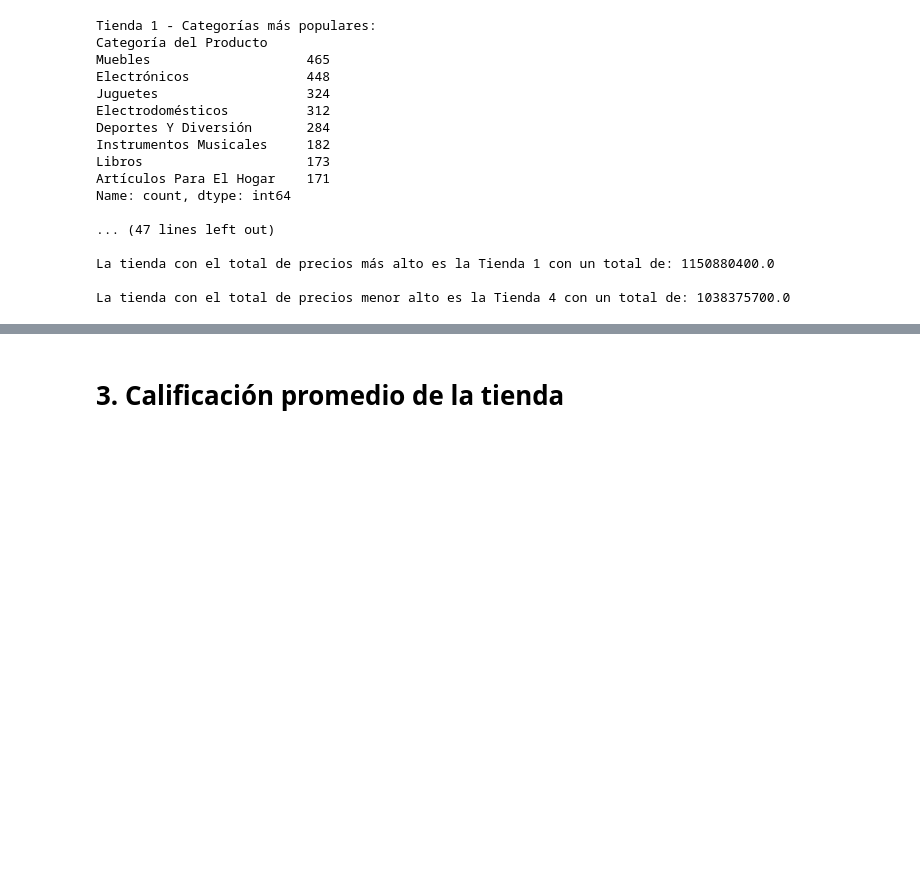
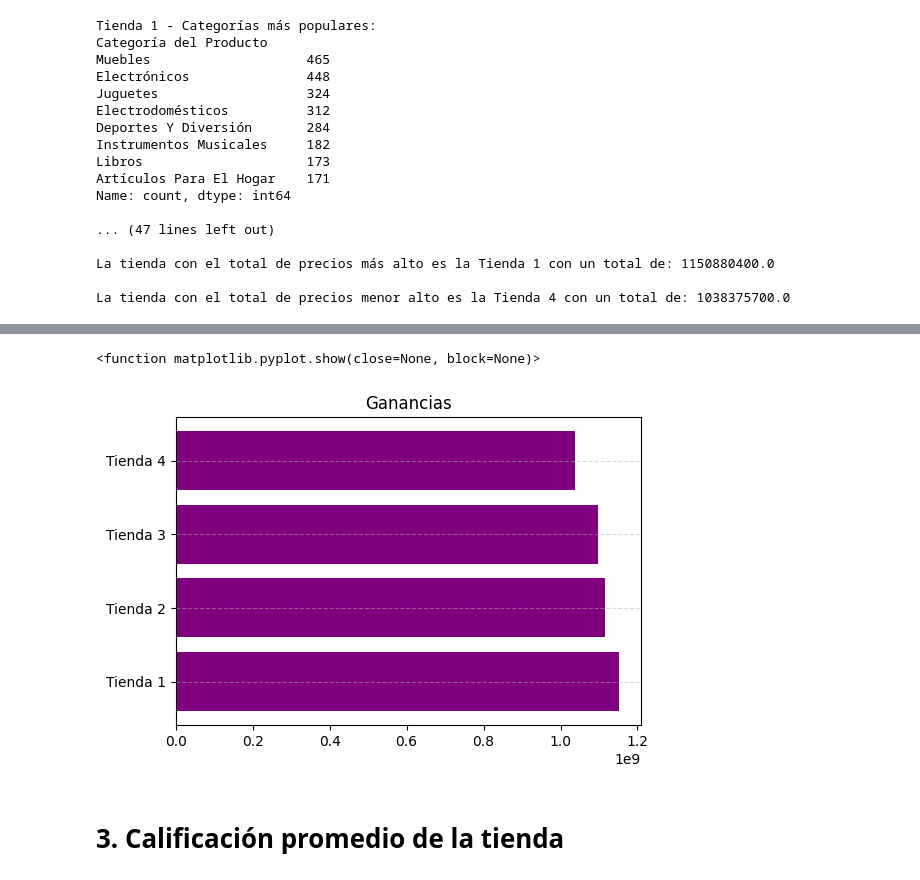
Before and after one commit to Liuz8/Analisis_Datos_Store_Proyecto, a Jupyter notebook: AluraStoreLatam.ipynb, the cells around one changed output, grey strips where cells are left out. Cells and saved outputs as stored; diff of their text form; code cells hidden in the pictures; blank space fills up the shorter version.

```diff
--- a/AluraStoreLatam.ipynb
+++ b/AluraStoreLatam.ipynb
@@ -14,3 +14,5 @@ tienda3 = pd.read_csv(url3)
 tienda4 = pd.read_csv(url4)
 
 tienda.head(10)
+
+nombres_tiendas = ['Tienda 1', 'Tienda 2', 'Tienda 3', 'Tienda 4']
@@ -202,12 +192,14 @@ mayor_total = 0
 tienda_mayor = 0
 tienda_menor = 0
 total_menor = 0
+ganancias = []
 
 # Recorrer las tiendas
 for i, t in enumerate(tiendas, start=1):
     total = t['Precio'].sum()
     total2 = (t['Precio']+1).sum()
     print(f'Tienda {i} - Total de precios: {total}')
+    ganancias.append(total)
 
     if total > mayor_total:
         mayor_total = total
@@ -241,3 +270,13 @@ La tienda con el total de precios menor alto es la Tienda 4 con un total de: 103
+# %%
+plt.figure(figsize=(6,4))
+plt.barh(nombres_tiendas, ganancias, color='purple')
+plt.title('Ganancias')
+plt.grid(axis='y', linestyle='--', alpha=0.5)
+plt.savefig('ganancias-por-tienda.png')
+plt.show
+# %% [output]
+<function matplotlib.pyplot.show(close=None, block=None)>
+[figure, added]
 # %% [markdown]
 # 3. Calificación promedio de la tienda
 # %%
```
Also changed, not shown: parts of 8 cells of this notebook, 5 other files.
